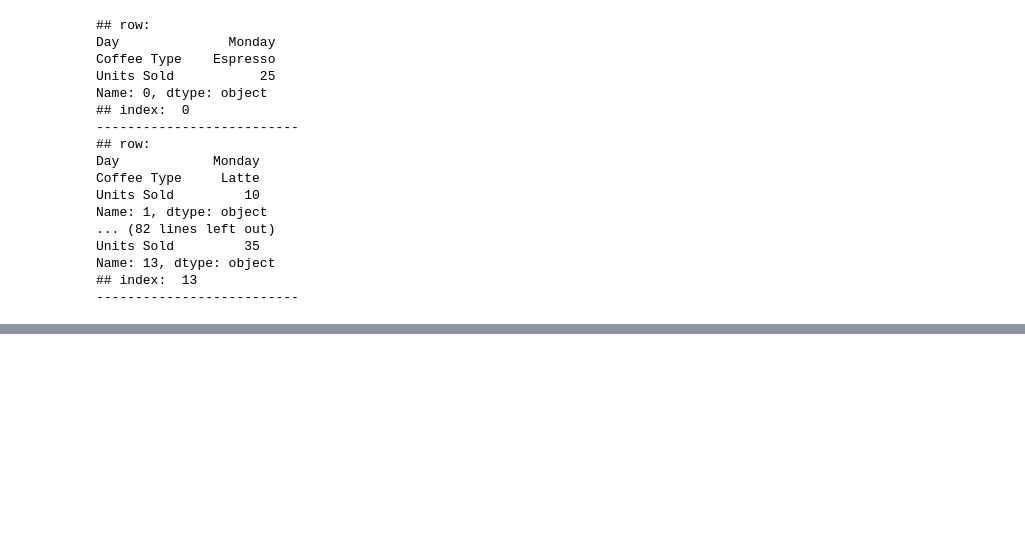
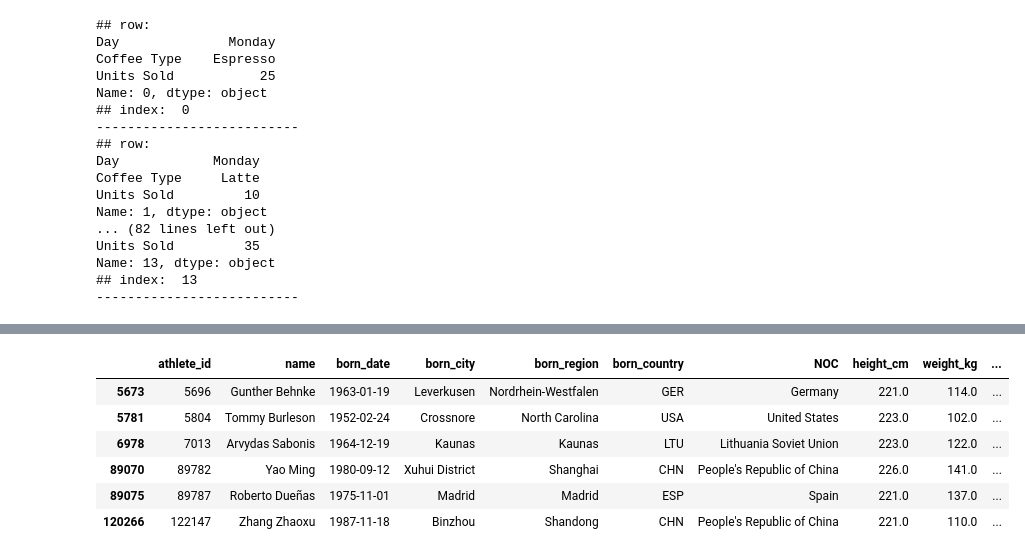
Before and after one commit to EslamKamel89/pandas, a Jupyter notebook: complete-pandas-tutorial/tutorial_2.ipynb, the cells around one changed output, grey strips where cells are left out. Cells and saved outputs as stored; diff of their text form; code cells hidden in the pictures; blank space fills up the shorter version.

```diff
--- a/complete-pandas-tutorial/tutorial_2.ipynb
+++ b/complete-pandas-tutorial/tutorial_2.ipynb
@@ -532,0 +544,13 @@ Name: 13, dtype: object
+# %%
+# the filtering syntax used below with the loc is very different and strange for me. please explain it.
+# what really make me very confused that this `bios['height_cm'] > 220` code should evaluate to True or False
+# this is like saying `bios.loc[True]` which don't make sense and don't work.
+bios.loc[bios['height_cm'] > 220]
+# %% [output]
+|  | athlete_id | name | born_date | born_city | born_region | born_country | NOC | height_cm | weight_kg | ... |
+| 5673 | 5696 | Gunther Behnke | 1963-01-19 | Leverkusen | Nordrhein-Westfalen | GER | Germany | 221.0 | 114.0 | ... |
+| 5781 | 5804 | Tommy Burleson | 1952-02-24 | Crossnore | North Carolina | USA | United States | 223.0 | 102.0 | ... |
+| 6978 | 7013 | Arvydas Sabonis | 1964-12-19 | Kaunas | Kaunas | LTU | Lithuania Soviet Union | 223.0 | 122.0 | ... |
+| 89070 | 89782 | Yao Ming | 1980-09-12 | Xuhui District | Shanghai | CHN | People's Republic of China | 226.0 | 141.0 | ... |
+| 89075 | 89787 | Roberto Dueñas | 1975-11-01 | Madrid | Madrid | ESP | Spain | 221.0 | 137.0 | ... |
+| 120266 | 122147 | Zhang Zhaoxu | 1987-11-18 | Binzhou | Shandong | CHN | People's Republic of China | 221.0 | 110.0 | ... |
```
Also changed, not shown: parts of 6 cells of this notebook.
